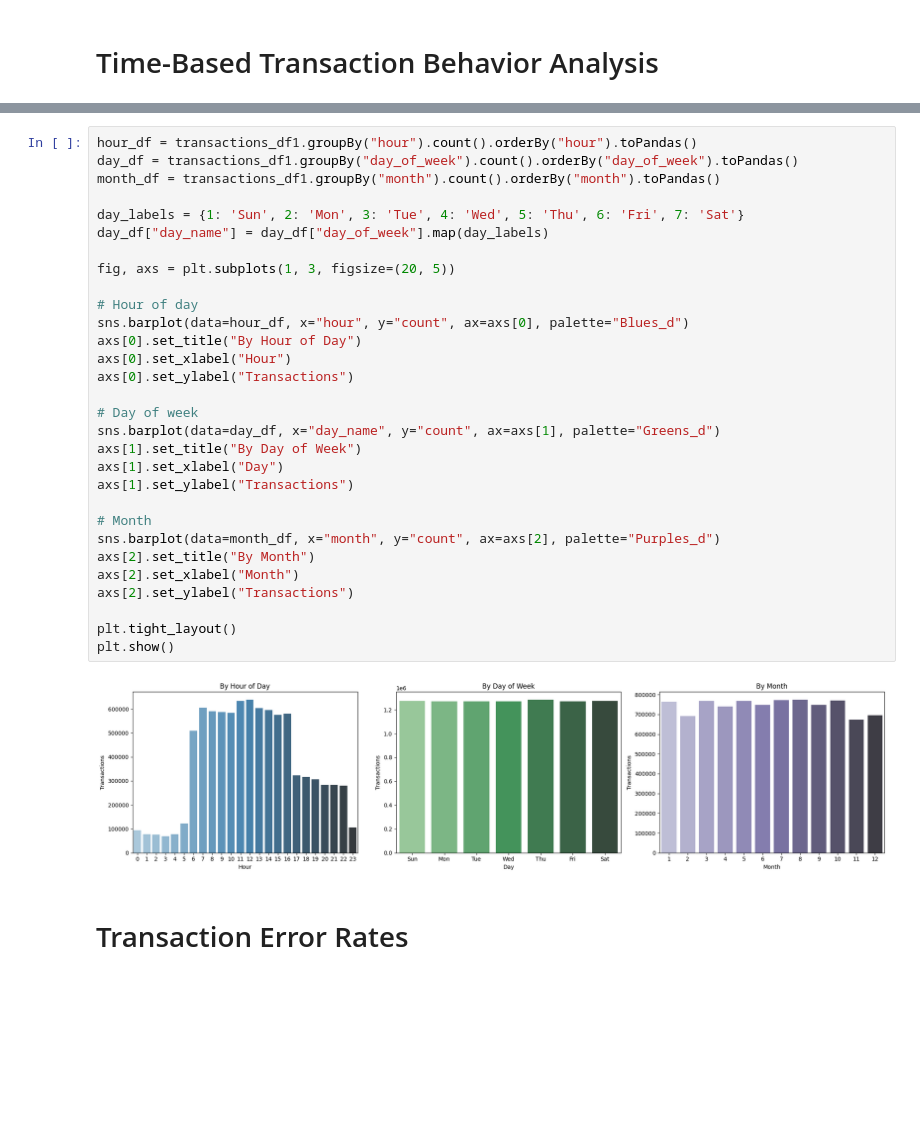
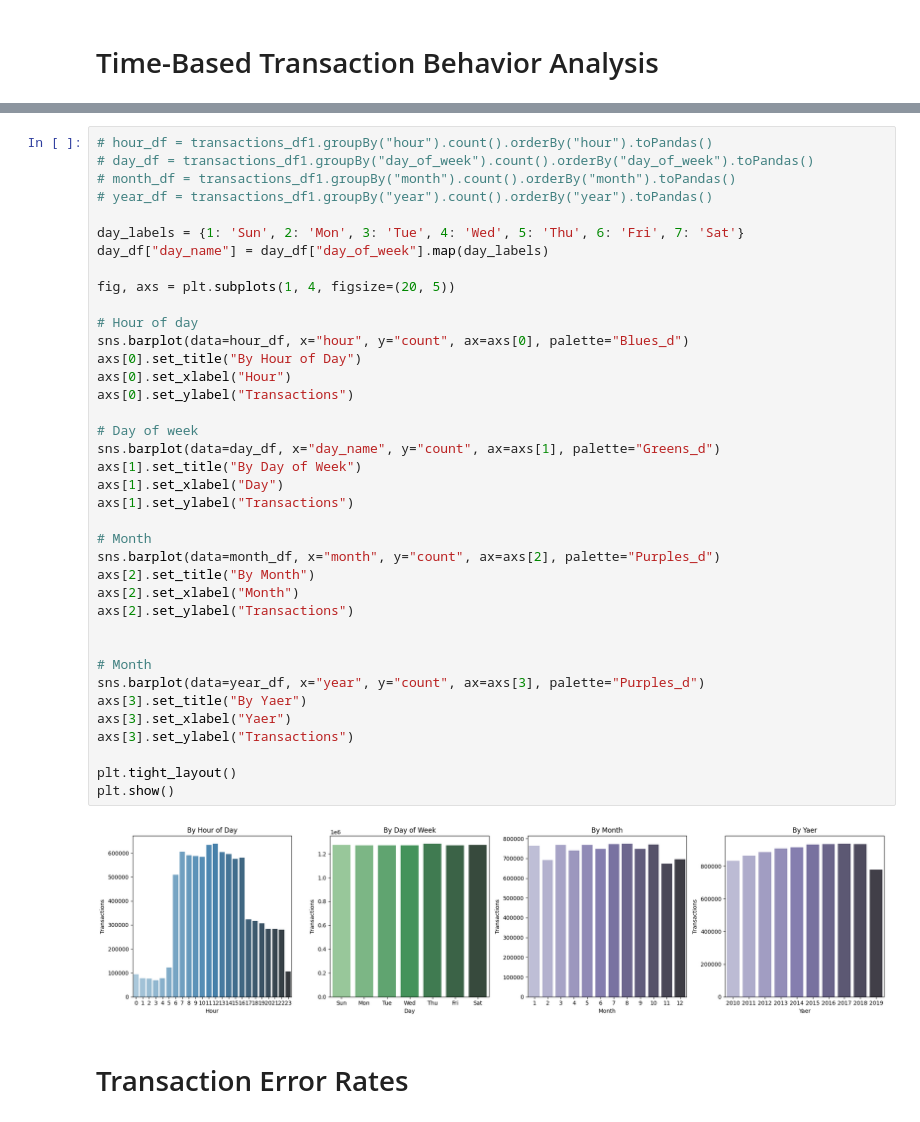
Before and after one commit to Sara-Gamal12/Transaction-Classification-and-Analysis, a Jupyter notebook: Transcations EDA.ipynb, the cells around one changed output, grey strips where cells are left out. Cells and saved outputs as stored; diff of their text form; blank space fills up the shorter version.

```diff
--- a/Transcations EDA.ipynb
+++ b/Transcations EDA.ipynb
@@ -438,35 +479,43 @@ only showing top 10 rows
 # %%
-hour_df = transactions_df1.groupBy("hour").count().orderBy("hour").toPandas()
-day_df = transactions_df1.groupBy("day_of_week").count().orderBy("day_of_week").toPandas()
-month_df = transactions_df1.groupBy("month").count().orderBy("month").toPandas()
+# hour_df = transactions_df1.groupBy("hour").count().orderBy("hour").toPandas()
+# day_df = transactions_df1.groupBy("day_of_week").count().orderBy("day_of_week").toPandas()
+# month_df = transactions_df1.groupBy("month").count().orderBy("month").toPandas()
+# year_df = transactions_df1.groupBy("year").count().orderBy("year").toPandas()
 
 day_labels = {1: 'Sun', 2: 'Mon', 3: 'Tue', 4: 'Wed', 5: 'Thu', 6: 'Fri', 7: 'Sat'}
 day_df["day_name"] = day_df["day_of_week"].map(day_labels)
 
-fig, axs = plt.subplots(1, 3, figsize=(20, 5))
+fig, axs = plt.subplots(1, 4, figsize=(20, 5))
 
 # Hour of day
 sns.barplot(data=hour_df, x="hour", y="count", ax=axs[0], palette="Blues_d")
 axs[0].set_title("By Hour of Day")
 axs[0].set_xlabel("Hour")
 axs[0].set_ylabel("Transactions")
 
 # Day of week
 sns.barplot(data=day_df, x="day_name", y="count", ax=axs[1], palette="Greens_d")
 axs[1].set_title("By Day of Week")
 axs[1].set_xlabel("Day")
 axs[1].set_ylabel("Transactions")
 
 # Month
 sns.barplot(data=month_df, x="month", y="count", ax=axs[2], palette="Purples_d")
 axs[2].set_title("By Month")
 axs[2].set_xlabel("Month")
 axs[2].set_ylabel("Transactions")
 
+
+# Month
+sns.barplot(data=year_df, x="year", y="count", ax=axs[3], palette="Purples_d")
+axs[3].set_title("By Yaer")
+axs[3].set_xlabel("Yaer")
+axs[3].set_ylabel("Transactions")
+
 plt.tight_layout()
 plt.show()
 # %% [output]
-[figure, old version]
+[figure, new version]
 # %% [markdown]
 # Transaction Error Rates
 # %%
```
Also changed, not shown: parts of 11 cells of this notebook.
